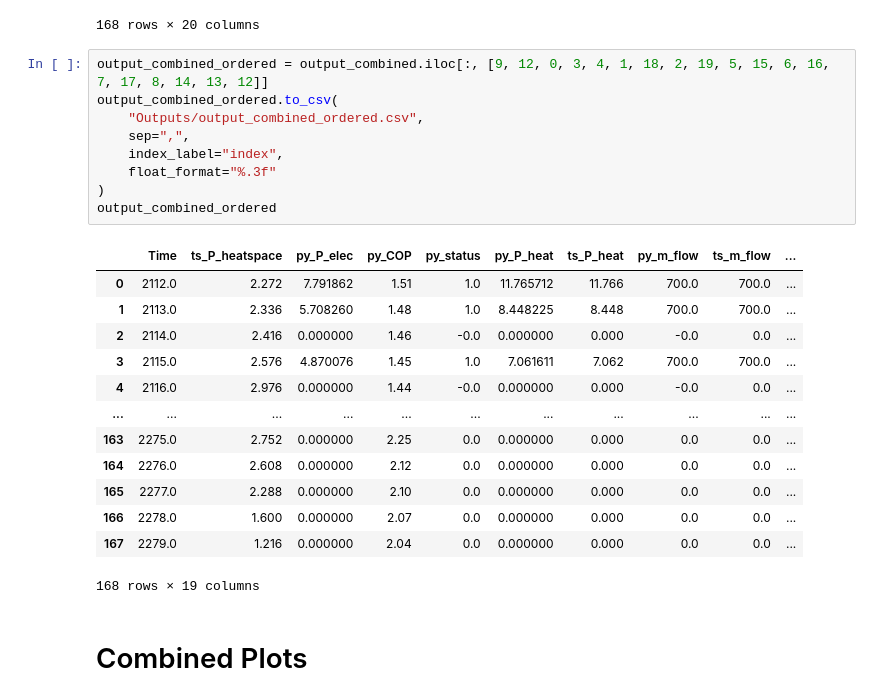
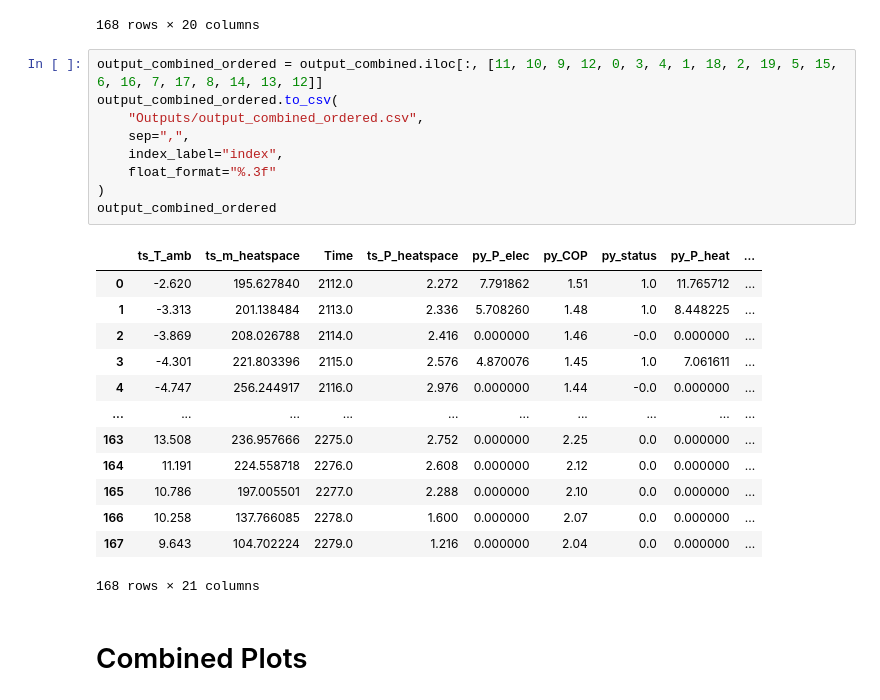
Before and after one commit to choffma8/masterprojektWaermespeicher, a Jupyter notebook: modellierungKonstanterVolumenspeicher.ipynb, the cells around one changed output. Cells and saved outputs as stored; diff of their text form.

Commit message:
Fix output_combined_ordered

```diff
--- a/modellierungKonstanterVolumenspeicher.ipynb
+++ b/modellierungKonstanterVolumenspeicher.ipynb
@@ -448,28 +448,28 @@ output_combined
 | 167 | 0.000000 | 0.000000 | 0.0 | 2.04 | 0.0 | 42.493184 | 39.141897 | 35.872177 | 39.169086 | 2279.0 | ... |
 168 rows × 20 columns
 # %%
-output_combined_ordered = output_combined.iloc[:, [9, 12, 0, 3, 4, 1, 18, 2, 19, 5, 15, 6, 16, 7, 17, 8, 14, 13, 12]]
+output_combined_ordered = output_combined.iloc[:, [11, 10, 9, 12, 0, 3, 4, 1, 18, 2, 19, 5, 15, 6, 16, 7, 17, 8, 14, 13, 12]]
 output_combined_ordered.to_csv(
     "Outputs/output_combined_ordered.csv",
     sep=",",
     index_label="index",
     float_format="%.3f"
 )
 output_combined_ordered
 # %% [output]
-|  | Time | ts_P_heatspace | py_P_elec | py_COP | py_status | py_P_heat | ts_P_heat | py_m_flow | ts_m_flow | ... |
-| 0 | 2112.0 | 2.272 | 7.791862 | 1.51 | 1.0 | 11.765712 | 11.766 | 700.0 | 700.0 | ... |
-| 1 | 2113.0 | 2.336 | 5.708260 | 1.48 | 1.0 | 8.448225 | 8.448 | 700.0 | 700.0 | ... |
-| 2 | 2114.0 | 2.416 | 0.000000 | 1.46 | -0.0 | 0.000000 | 0.000 | -0.0 | 0.0 | ... |
-| 3 | 2115.0 | 2.576 | 4.870076 | 1.45 | 1.0 | 7.061611 | 7.062 | 700.0 | 700.0 | ... |
-| 4 | 2116.0 | 2.976 | 0.000000 | 1.44 | -0.0 | 0.000000 | 0.000 | -0.0 | 0.0 | ... |
-| ... | ... | ... | ... | ... | ... | ... | ... | ... | ... | ... |
-| 163 | 2275.0 | 2.752 | 0.000000 | 2.25 | 0.0 | 0.000000 | 0.000 | 0.0 | 0.0 | ... |
-| 164 | 2276.0 | 2.608 | 0.000000 | 2.12 | 0.0 | 0.000000 | 0.000 | 0.0 | 0.0 | ... |
-| 165 | 2277.0 | 2.288 | 0.000000 | 2.10 | 0.0 | 0.000000 | 0.000 | 0.0 | 0.0 | ... |
-| 166 | 2278.0 | 1.600 | 0.000000 | 2.07 | 0.0 | 0.000000 | 0.000 | 0.0 | 0.0 | ... |
-| 167 | 2279.0 | 1.216 | 0.000000 | 2.04 | 0.0 | 0.000000 | 0.000 | 0.0 | 0.0 | ... |
+|  | ts_T_amb | ts_m_heatspace | Time | ts_P_heatspace | py_P_elec | py_COP | py_status | py_P_heat | ... |
+| 0 | -2.620 | 195.627840 | 2112.0 | 2.272 | 7.791862 | 1.51 | 1.0 | 11.765712 | ... |
+| 1 | -3.313 | 201.138484 | 2113.0 | 2.336 | 5.708260 | 1.48 | 1.0 | 8.448225 | ... |
+| 2 | -3.869 | 208.026788 | 2114.0 | 2.416 | 0.000000 | 1.46 | -0.0 | 0.000000 | ... |
+| 3 | -4.301 | 221.803396 | 2115.0 | 2.576 | 4.870076 | 1.45 | 1.0 | 7.061611 | ... |
+| 4 | -4.747 | 256.244917 | 2116.0 | 2.976 | 0.000000 | 1.44 | -0.0 | 0.000000 | ... |
+| ... | ... | ... | ... | ... | ... | ... | ... | ... | ... |
+| 163 | 13.508 | 236.957666 | 2275.0 | 2.752 | 0.000000 | 2.25 | 0.0 | 0.000000 | ... |
+| 164 | 11.191 | 224.558718 | 2276.0 | 2.608 | 0.000000 | 2.12 | 0.0 | 0.000000 | ... |
+| 165 | 10.786 | 197.005501 | 2277.0 | 2.288 | 0.000000 | 2.10 | 0.0 | 0.000000 | ... |
+| 166 | 10.258 | 137.766085 | 2278.0 | 1.600 | 0.000000 | 2.07 | 0.0 | 0.000000 | ... |
+| 167 | 9.643 | 104.702224 | 2279.0 | 1.216 | 0.000000 | 2.04 | 0.0 | 0.000000 | ... |
-168 rows × 19 columns
+168 rows × 21 columns
 # %% [markdown]
 # Combined Plots
 # %%
```
Also changed, not shown: parts of 3 cells of this notebook, 1 other file.
